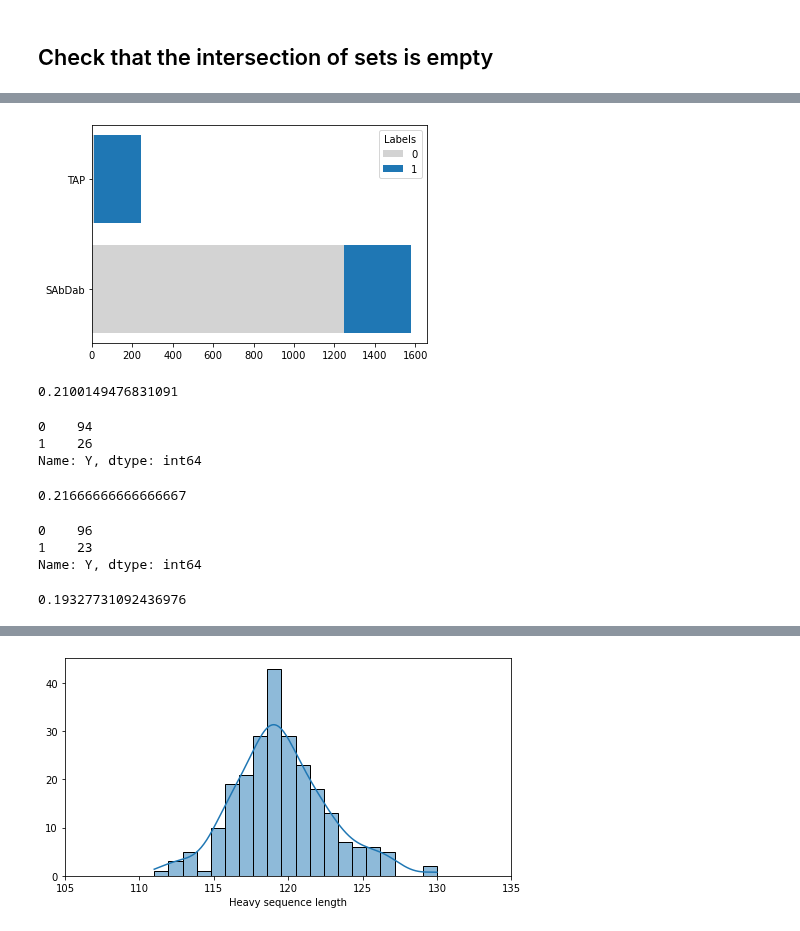
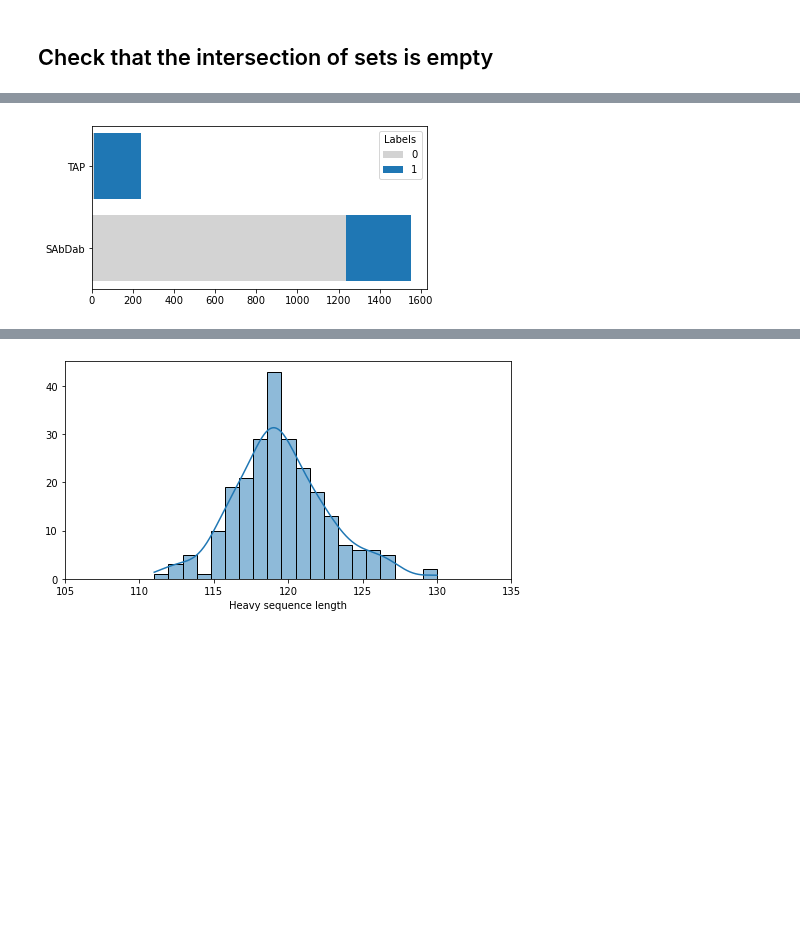
Before and after one commit to kvetab/di-pred, a Jupyter notebook: notebooks/data_processing/04-data-split-deduplicated.ipynb, the cells around one changed output, grey strips where cells are left out. Cells and saved outputs as stored; diff of their text form; code cells hidden in the pictures; blank space fills up the shorter version.

```diff
--- a/notebooks/data_processing/04-data-split-deduplicated.ipynb
+++ b/notebooks/data_processing/04-data-split-deduplicated.ipynb
@@ -327,4 +343,2 @@ seeds = [13, 19, 27, 38, 42]
-# %%
-chen_data = chen_data.merge(clusters.rename("cluster"), left_index=True, right_index=True)
 # %%
 for seed in seeds:
@@ -444,39 +410,17 @@ plt.show()
 # %%
 sets = ["SAbDab", "TAP"]
-zeros = [chen_train["Y"].value_counts()[0] + chen_valid["Y"].value_counts()[0] + chen_test["Y"].value_counts()[0], tap_data["Y"].value_counts()[0]]
-ones = [chen_train["Y"].value_counts()[1] + chen_valid["Y"].value_counts()[1] + chen_test["Y"].value_counts()[1], tap_data["Y"].value_counts()[1]]
+zeros = [chen_data["Y"].value_counts()[0], tap_data["Y"].value_counts()[0]]
+ones = [chen_data["Y"].value_counts()[1], tap_data["Y"].value_counts()[1]]
+
+plt.figure(figsize=(6,3))
 
 b1 = plt.barh(sets, zeros, color="lightgray")
 b2 = plt.barh(sets, ones, left=zeros, color='#1f77b4')
 
 plt.legend([b1, b2], ["0", "1"], title="Labels", loc="upper right")
 
 plt.savefig(path.join(DATA_DIR, "images/label_numbers_total.png"))
 plt.show()
 # %% [output]
-[figure, old version]
+[figure, new version]
-# %%
-281 / (1057+281)
-# %% [output]
-0.2100149476831091
-# %%
-chen_valid["Y"].value_counts()
-# %% [output]
-0    94
-1    26
-Name: Y, dtype: int64
-# %%
-26 / (94+26)
-# %% [output]
-0.21666666666666667
-# %%
-chen_test["Y"].value_counts()
-# %% [output]
-0    96
-1    23
-Name: Y, dtype: int64
-# %%
-23 / (23+96)
-# %% [output]
-0.19327731092436976
 # %%
```
Also changed, not shown: parts of 69 cells of this notebook.
